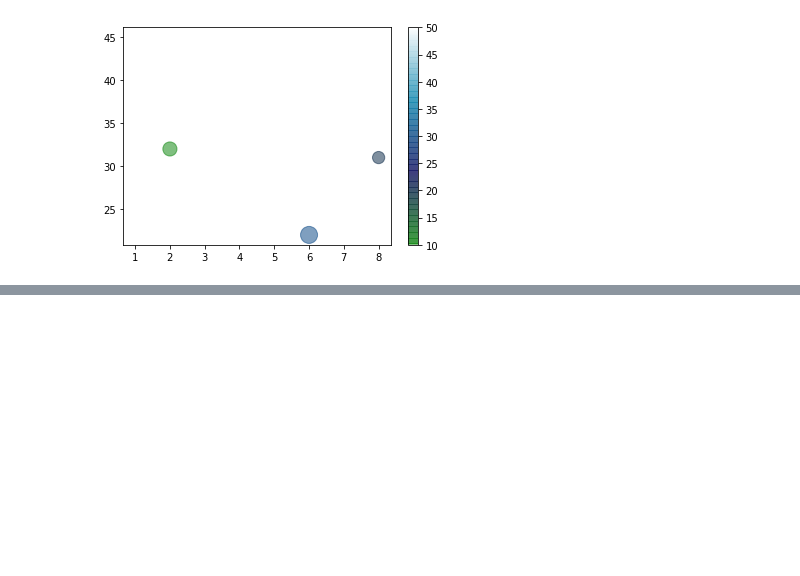
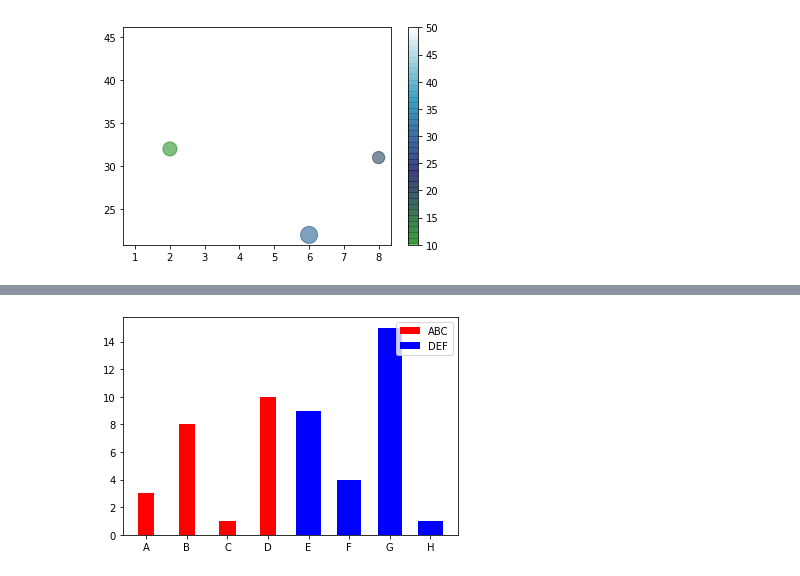
Before and after one commit to SrushtiPatel31/Python-T4, a Jupyter notebook: Ch-10.ipynb, the cells around one changed output, grey strips where cells are left out. Cells and saved outputs as stored; diff of their text form; code cells hidden in the pictures; blank space fills up the shorter version.

```diff
--- a/Ch-10.ipynb
+++ b/Ch-10.ipynb
@@ -198,0 +221,11 @@ plt.scatter(x,y,c = colors,s=size,alpha-0.5,cmap="ocean")
+# %%
+x=np.array(["A","B","C","D"])
+y=np.array([3,8,1,10])
+plt.bar(x,y,color="red",width=0.4,label="ABC")
+x=np.array(["E","F","G","H"])
+y=np.array([9,4,15,1])
+plt.bar(x,y,color="blue",width=0.6,label="DEF")
+plt.legend(loc=1)
+plt.show()
+# %% [output]
+[figure, added]
```
Also changed, not shown: parts of 16 cells of this notebook.
